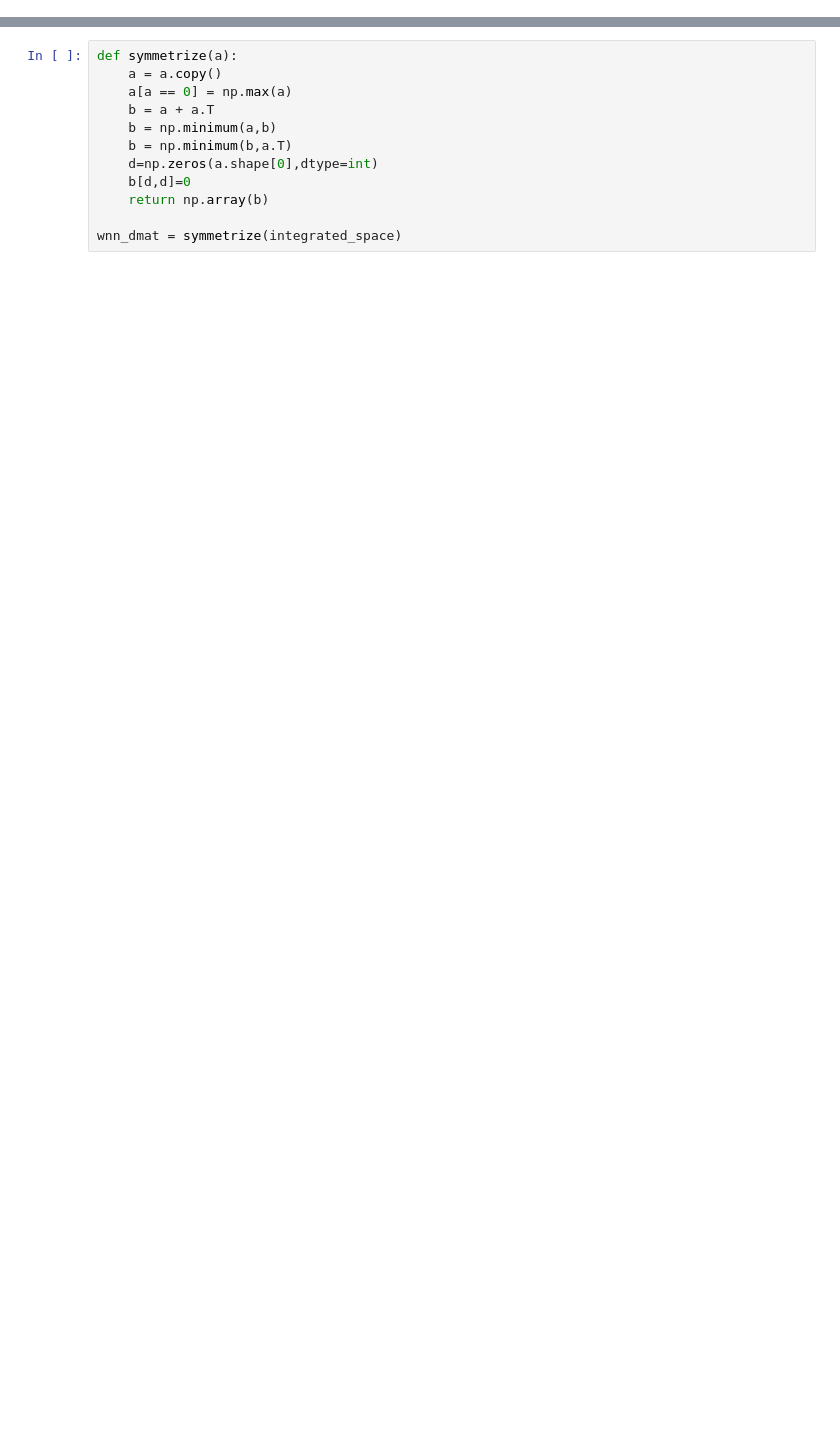
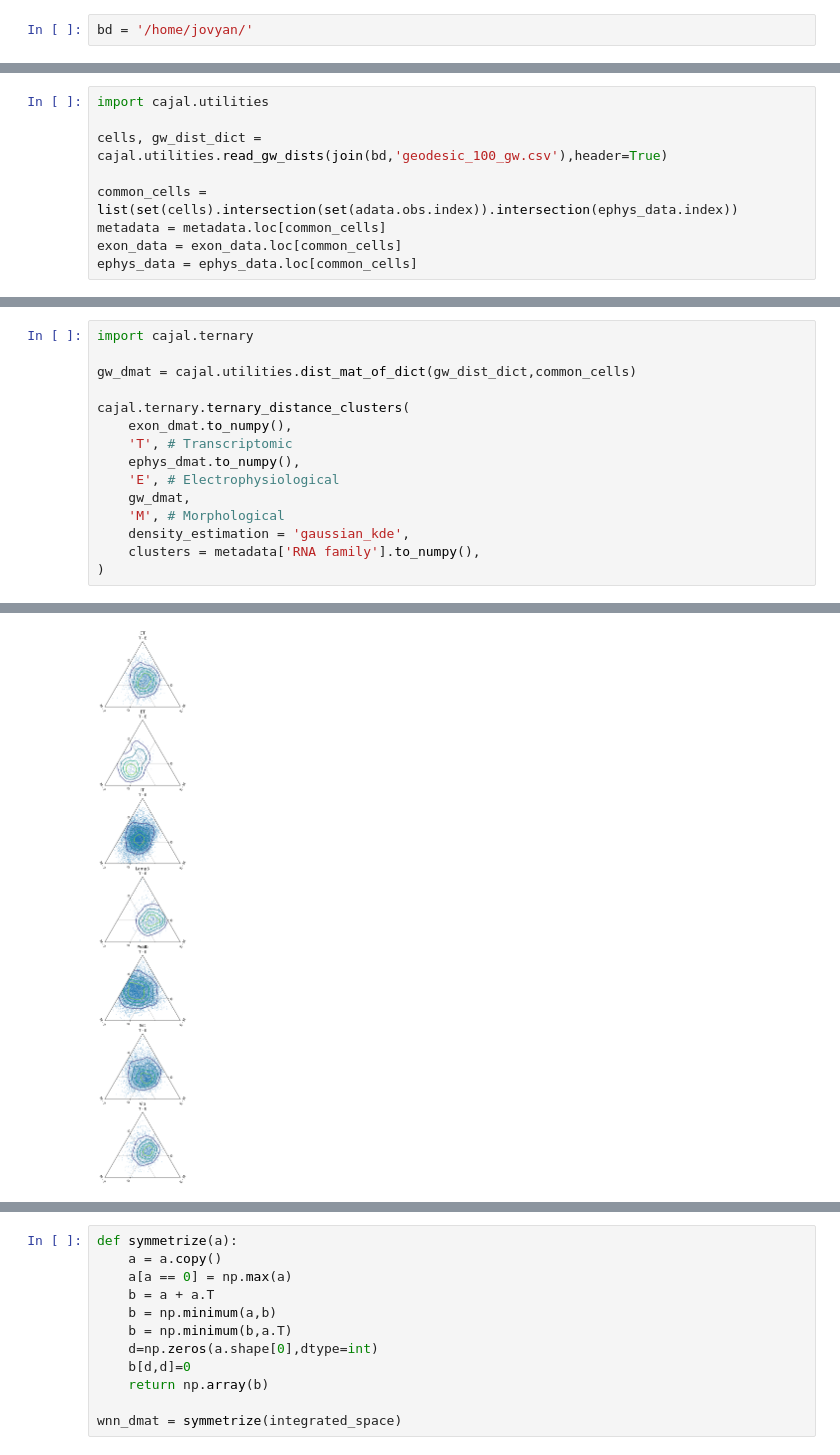
Before and after one commit to CamaraLab/CAJAL, a Jupyter notebook: docs/notebooks/Example_4.ipynb, the cells around one changed output, grey strips where cells are left out. Drawn from its saved outputs; the diff is of its cells as text; blank space fills up the shorter version.

```diff
--- a/docs/notebooks/Example_4.ipynb
+++ b/docs/notebooks/Example_4.ipynb
@@ -277,0 +12,2 @@ It is possible to use UMAP, however, by symmetrizing the matrix. We will take th
+# %%
+bd = '/home/jovyan/'
@@ -277,0 +64,9 @@ It is possible to use UMAP, however, by symmetrizing the matrix. We will take th
+# %%
+import cajal.utilities
+
+cells, gw_dist_dict = cajal.utilities.read_gw_dists(join(bd,'geodesic_100_gw.csv'),header=True)
+
+common_cells = list(set(cells).intersection(set(adata.obs.index)).intersection(ephys_data.index))
+metadata = metadata.loc[common_cells]
+exon_data = exon_data.loc[common_cells]
+ephys_data = ephys_data.loc[common_cells]
@@ -277,0 +90,16 @@ It is possible to use UMAP, however, by symmetrizing the matrix. We will take th
+# %%
+import cajal.ternary
+
+gw_dmat = cajal.utilities.dist_mat_of_dict(gw_dist_dict,common_cells)
+
+cajal.ternary.ternary_distance_clusters(
+    exon_dmat.to_numpy(),
+    'T', # Transcriptomic
+    ephys_dmat.to_numpy(),
+    'E', # Electrophysiological
+    gw_dmat,
+    'M', # Morphological
+    density_estimation = 'gaussian_kde',
+    clusters = metadata['RNA family'].to_numpy(),
+)
+# %% [output]
@@ -277,0 +114 @@ It is possible to use UMAP, however, by symmetrizing the matrix. We will take th
+[figure, added]
```
Also changed, not shown: parts of 95 cells of this notebook.
